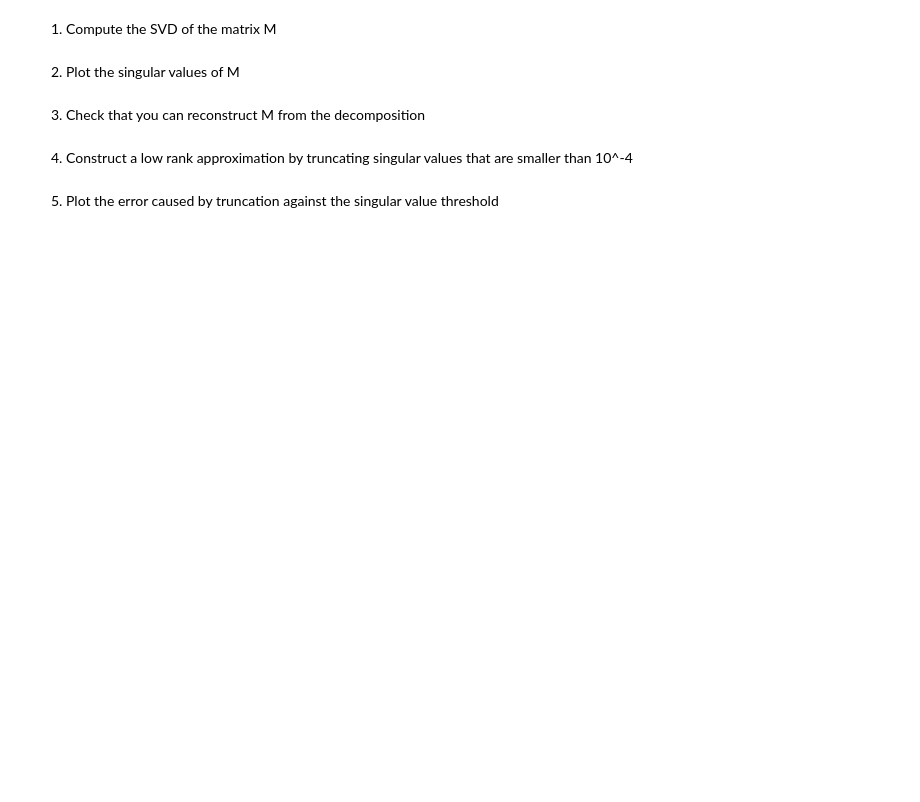
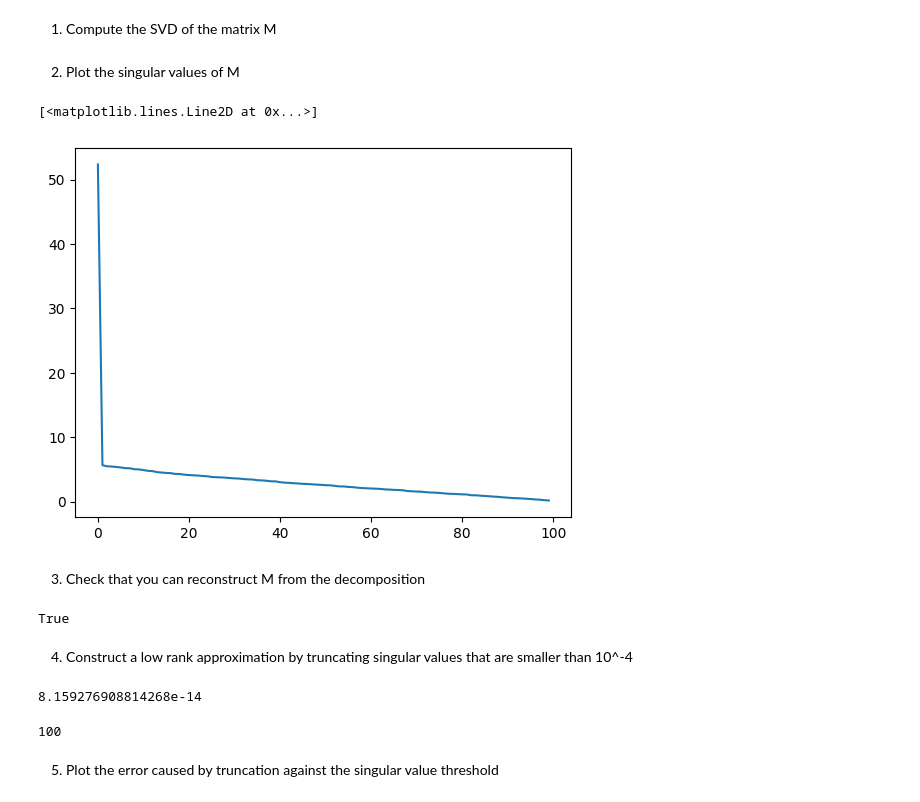
Before and after one commit to angusdunnett/epita_quantum, a Jupyter notebook: exercises/svd.ipynb, the cells around one changed output. Saved outputs shown, nothing was run; the diff lists cells and outputs as text; code cells hidden in the pictures; blank space fills up the shorter version.

```diff
--- a/exercises/svd.ipynb
+++ b/exercises/svd.ipynb
@@ -7,11 +7,33 @@ m=110
 M = np.random.rand(m, n)
 # %% [markdown]
 1. Compute the SVD of the matrix M
+# %%
+U, s, Vt = np.linalg.svd(M)
 # %% [markdown]
 2. Plot the singular values of M
+# %%
+plt.plot(s)
+# %% [output]
+[<matplotlib.lines.Line2D at 0x...>]
+[figure, added]
 # %% [markdown]
 3. Check that you can reconstruct M from the decomposition
+# %%
+USVt = U[:,:n] @ np.diagflat(s) @ Vt
+np.allclose(M, USVt)
+# %% [output]
+True
 # %% [markdown]
 4. Construct a low rank approximation by truncating singular values that are smaller than 10^-4
+# %%
+r = np.count_nonzero(s >= 10**-2)
+M_rank_approx = U[:,:r] @ np.diagflat(s[:r]) @ Vt[:r,:]
+np.linalg.norm(M_rank_approx-M)
+# %% [output]
+8.159276908814268e-14
+# %%
+r # (No truncation)
+# %% [output]
+100
 # %% [markdown]
 5. Plot the error caused by truncation against the singular value threshold
```
Also changed, not shown: parts of 9 cells of this notebook, 5 other files.
